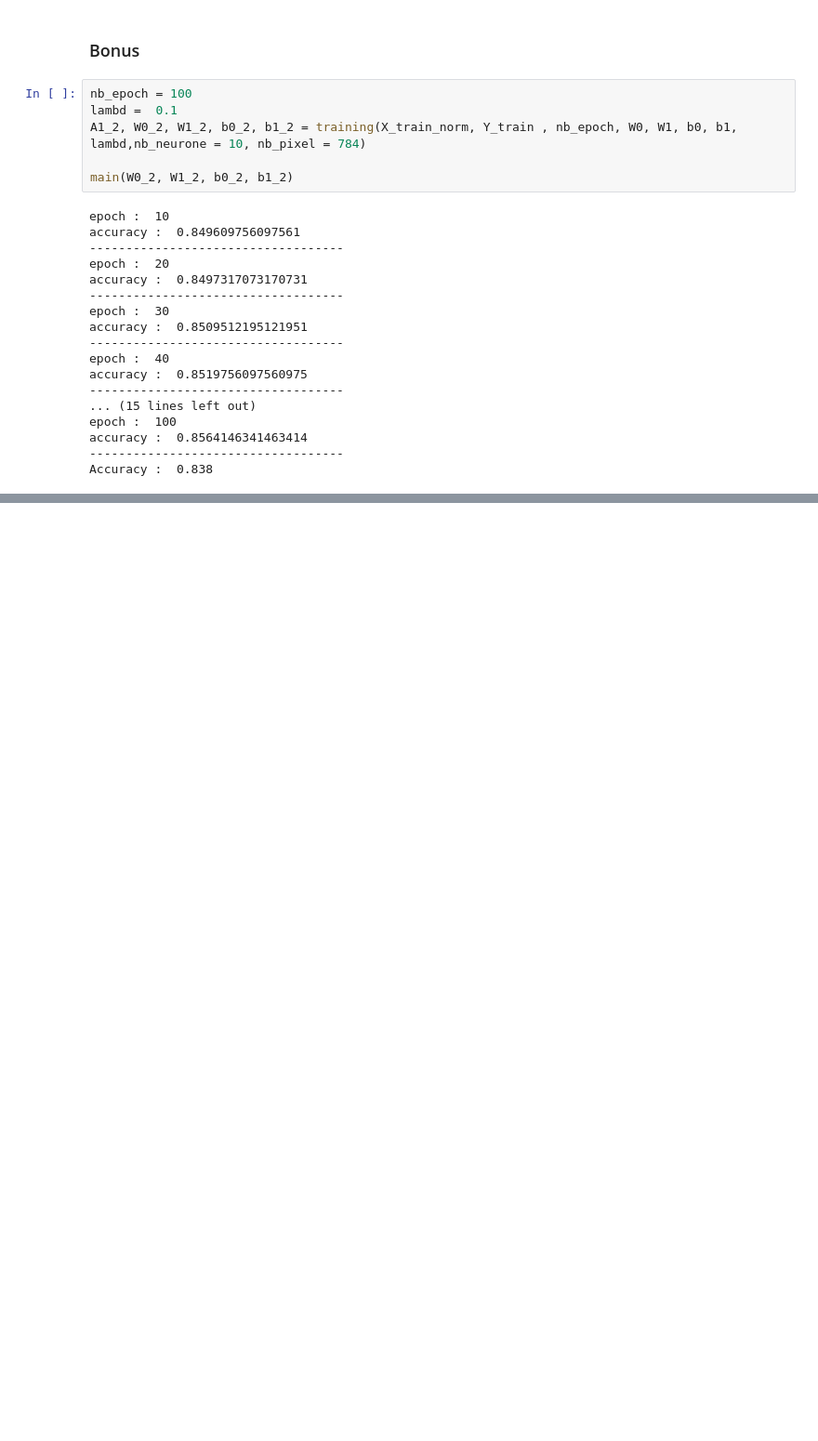
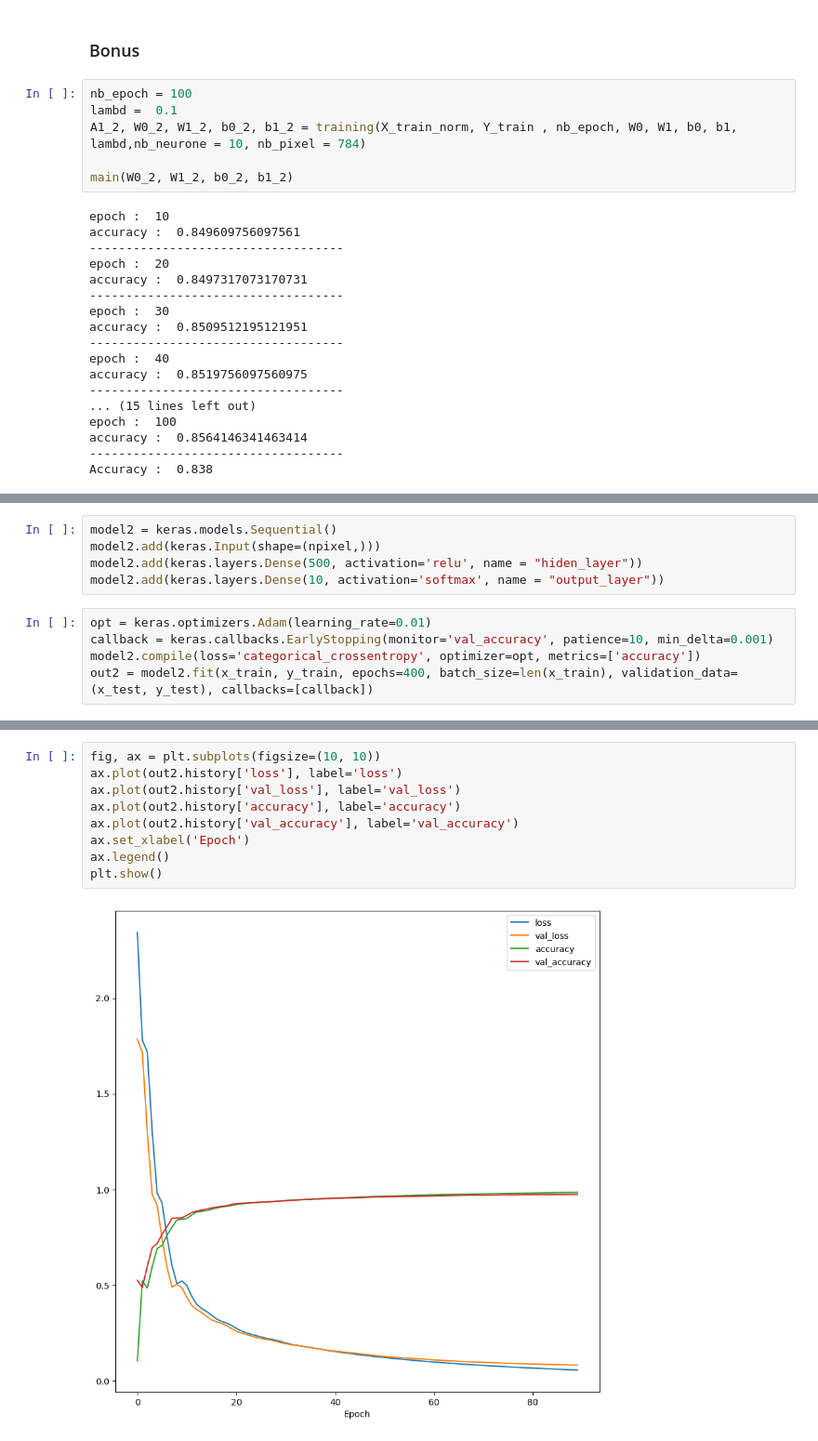
Before and after one commit to tanguypasquier/TP_Filtrage, a Jupyter notebook: Neural network.ipynb, the cells around one changed output, grey strips where cells are left out. Shown: that part at 93% size. Saved outputs shown, nothing was run; the diff lists cells and outputs as text; blank space fills up the shorter version.

```diff
--- a/Neural network.ipynb
+++ b/Neural network.ipynb
@@ -189,0 +279,10 @@ Accuracy :  0.838
+# %%
+model2 = keras.models.Sequential()
+model2.add(keras.Input(shape=(npixel,)))
+model2.add(keras.layers.Dense(500, activation='relu', name = "hiden_layer"))
+model2.add(keras.layers.Dense(10, activation='softmax', name = "output_layer"))
+# %%
+opt = keras.optimizers.Adam(learning_rate=0.01)
+callback = keras.callbacks.EarlyStopping(monitor='val_accuracy', patience=10, min_delta=0.001)
+model2.compile(loss='categorical_crossentropy', optimizer=opt, metrics=['accuracy'])
+out2 = model2.fit(x_train, y_train, epochs=400, batch_size=len(x_train), validation_data=(x_test, y_test), callbacks=[callback])
@@ -189,0 +307,11 @@ Accuracy :  0.838
+# %%
+fig, ax = plt.subplots(figsize=(10, 10))
+ax.plot(out2.history['loss'], label='loss')
+ax.plot(out2.history['val_loss'], label='val_loss')
+ax.plot(out2.history['accuracy'], label='accuracy')
+ax.plot(out2.history['val_accuracy'], label='val_accuracy')
+ax.set_xlabel('Epoch')
+ax.legend()
+plt.show()
+# %% [output]
+[figure, added]
```
Also changed, not shown: parts of 14 cells of this notebook.
